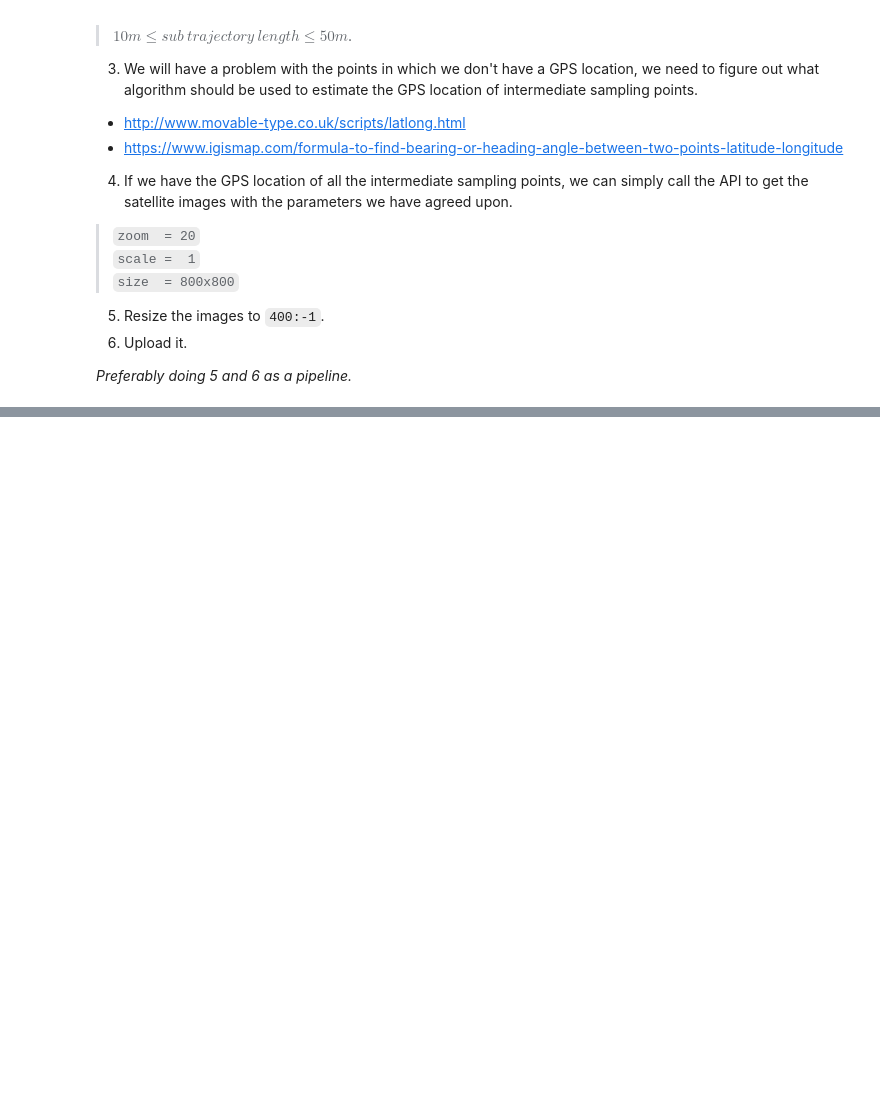
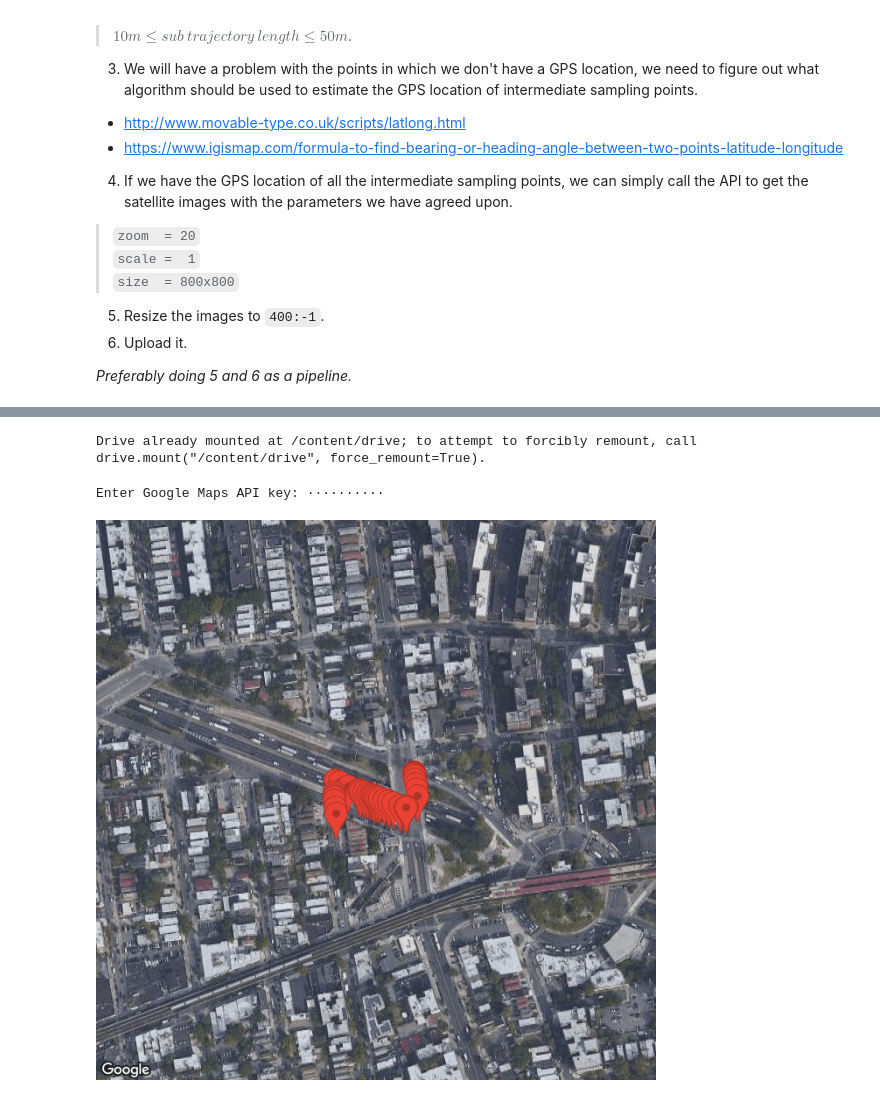
Before and after one commit to AbdulrhmnGhanem/bdd100k-trajectories, a Jupyter notebook: satellite_images.ipynb, the cells around one changed output, grey strips where cells are left out. Saved outputs shown, nothing was run; the diff lists cells and outputs as text; code cells hidden in the pictures; blank space fills up the shorter version.

Commit message:
Add the aerial sampling algorithm

```diff
--- a/satellite_images.ipynb
+++ b/satellite_images.ipynb
@@ -22,0 +27,17 @@ _Preferably doing 5 and 6 as a pipeline._
+# %%
+import pickle
+
+from google.colab import drive
+
+drive.mount('/content/drive')
+
+with open('/content/drive/MyDrive/selected_trajectories.pkl', 'rb') as f:
+  selected_trajectories = pickle.load(f)
+# %% [output]
+Drive already mounted at /content/drive; to attempt to forcibly remount, call drive.mount("/content/drive", force_remount=True).
+# %%
+from getpass import getpass
+
+API_KEY = getpass("Enter Google Maps API key: ")
+# %% [output]
+Enter Google Maps API key: ··········
@@ -22,0 +127,8 @@ _Preferably doing 5 and 6 as a pipeline._
+# %%
+sample_trajectory = selected_trajectories[100]
+ground_truth_points = [(p["latitude"], p["longitude"]) for p in sample_trajectory[1]]
+aerial_sampling_points = get_aerial_groups_gps_locations(sample_trajectory)[1]
+# %%
+mark_trajectory(ground_truth_points, zoom=17, scale=1, size="800x800")  # Ground truth trajectory.
+# %% [output]
+[figure, added]
```
Also changed, not shown: parts of 6 cells of this notebook.
